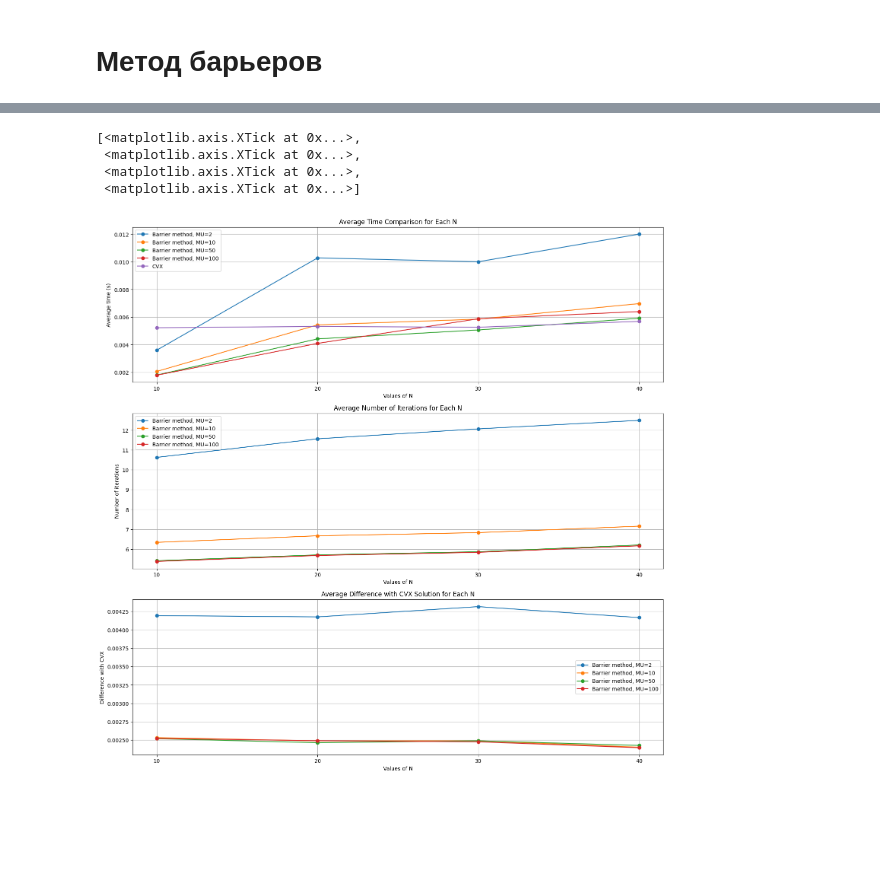
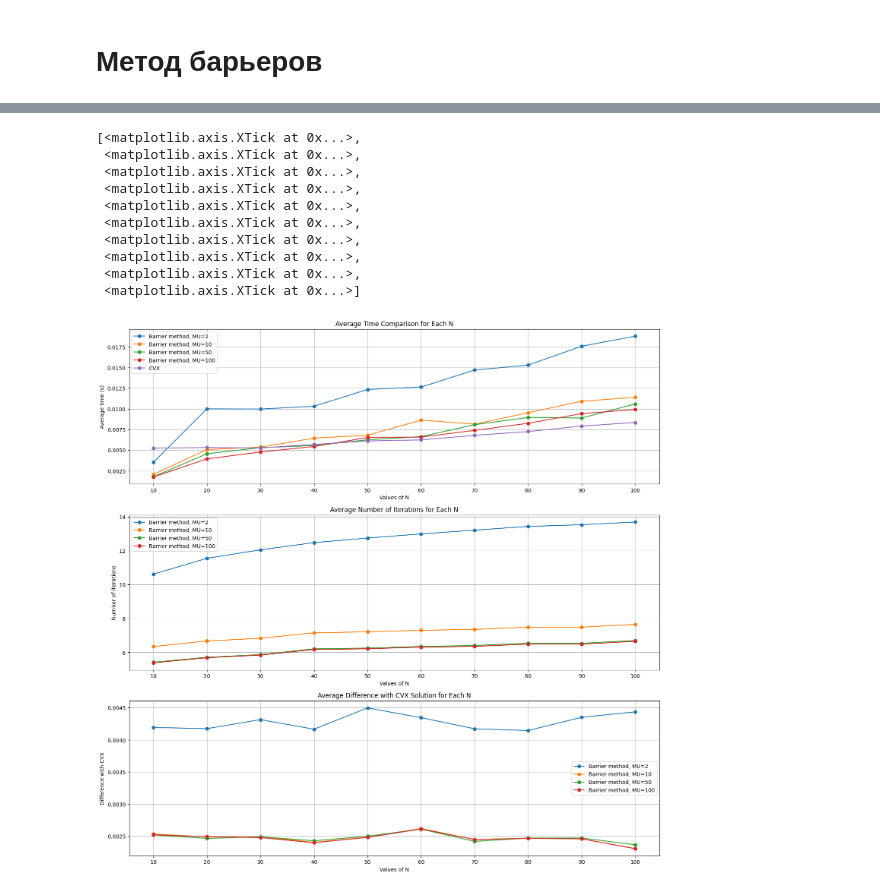
Before and after one commit to a13xbb/optimization-labs-mag, a Jupyter notebook: lab_4.ipynb, the cells around one changed output, grey strips where cells are left out. Cells and saved outputs as stored; diff of their text form; code cells hidden in the pictures; blank space fills up the shorter version.

Commit message:
all dimensions calculations done

```diff
--- a/lab_4.ipynb
+++ b/lab_4.ipynb
@@ -300,7 +300,7 @@ def solve_newton(x_init, A, b, f_opt, t=1, max_iters=1000, eps=1e-2, return_hist
     else:
         return x, primal_obj(x), current_err, k + 1
 # %%
-def barrier_method(x_init, A, b, f_opt, mu, t0=1, eps=1e-2, max_inner_iters=30, return_history=False):
+def barrier_method(x_init, A, b, f_opt, mu, t0=1, eps=1e-2, max_inner_iters=50, return_history=False):
     x = x_init.copy()
     t = t0
     history = []
@@ -438,38 +433,44 @@ with open('data/lab4/data.pkl', 'wb') as fout:
 import matplotlib.pyplot as plt
 import warnings
 warnings.filterwarnings('ignore')
 
 fig, axes = plt.subplots(3, 1, figsize=(18, 18))
 for mu in mu_list:
-    axes[0].plot(dims, [sum(mu_barrier_time[mu][n])/len(mu_barrier_time[mu][n]) for n in dims], label=f'Barrier method, MU={mu}', marker='o', linestyle='-')
-axes[0].plot(dims, [sum(cvx_time[n])/len(cvx_time[n]) for n in dims], label='CVX', marker='o', linestyle='-')
+    axes[0].plot(dimensions, [sum(mu_barrier_time[mu][n])/len(mu_barrier_time[mu][n]) for n in dimensions], label=f'Barrier method, MU={mu}', marker='o', linestyle='-')
+axes[0].plot(dimensions, [sum(cvx_time[n])/len(cvx_time[n]) for n in dimensions], label='CVX', marker='o', linestyle='-')
 axes[0].set_xlabel('Values of N')
 axes[0].set_ylabel('Average time (s)')
 axes[0].set_title('Average Time Comparison for Each N')
 axes[0].legend()
 axes[0].grid(True)
-axes[0].set_xticks(dims)
+axes[0].set_xticks(dimensions)
 
 for mu in mu_list:
-    axes[1].plot(dims, [sum(mu_barrier_iters[mu][n])/len(mu_barrier_iters[mu][n]) for n in dims], label=f'Barrier method, MU={mu}', marker='o', linestyle='-')
+    axes[1].plot(dimensions, [sum(mu_barrier_iters[mu][n])/len(mu_barrier_iters[mu][n]) for n in dimensions], label=f'Barrier method, MU={mu}', marker='o', linestyle='-')
 axes[1].set_xlabel('Values of N')
 axes[1].set_ylabel('Number of iterations')
 axes[1].set_title('Average Number of Iterations for Each N')
 axes[1].legend()
 axes[1].grid(True)
-axes[1].set_xticks(dims)
+axes[1].set_xticks(dimensions)
 
 for mu in mu_list:
-    axes[2].plot(dims, [sum(mu_barrier_eps[mu][n])/len(mu_barrier_eps[mu][n]) for n in dims], label=f'Barrier method, MU={mu}', marker='o', linestyle='-')
+    axes[2].plot(dimensions, [sum(mu_barrier_eps[mu][n])/len(mu_barrier_eps[mu][n]) for n in dimensions], label=f'Barrier method, MU={mu}', marker='o', linestyle='-')
 axes[2].set_xlabel('Values of N')
 axes[2].set_ylabel('Difference with CVX')
 axes[2].set_title('Average Difference with CVX Solution for Each N')
 axes[2].legend()
 axes[2].grid(True)
-axes[2].set_xticks(dims)
+axes[2].set_xticks(dimensions)
 # %% [output]
 [<matplotlib.axis.XTick at 0x...>,
  <matplotlib.axis.XTick at 0x...>,
  <matplotlib.axis.XTick at 0x...>,
+ <matplotlib.axis.XTick at 0x...>,
+ <matplotlib.axis.XTick at 0x...>,
+ <matplotlib.axis.XTick at 0x...>,
+ <matplotlib.axis.XTick at 0x...>,
+ <matplotlib.axis.XTick at 0x...>,
+ <matplotlib.axis.XTick at 0x...>,
  <matplotlib.axis.XTick at 0x...>]
-[figure, old version]
+[figure, new version]
```
Also changed, not shown: parts of 2 cells of this notebook.
